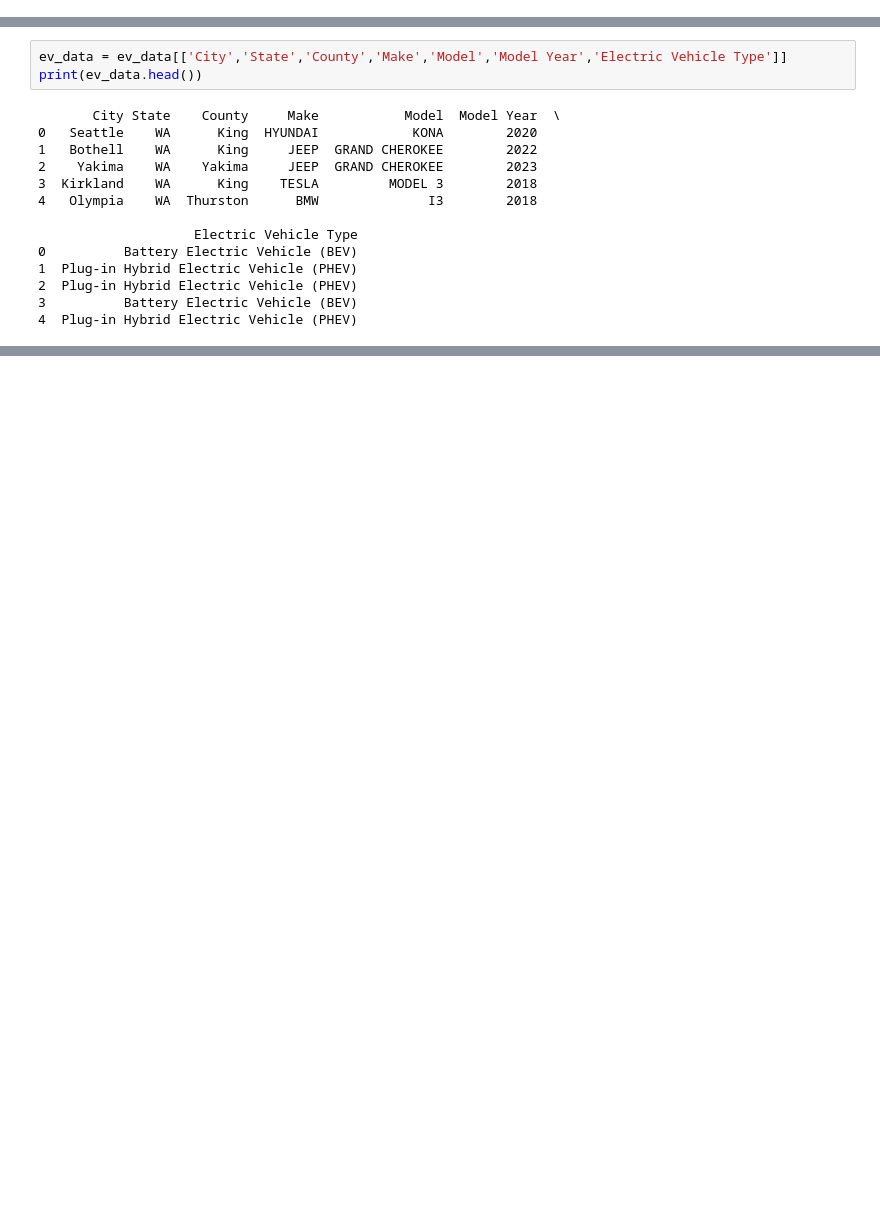
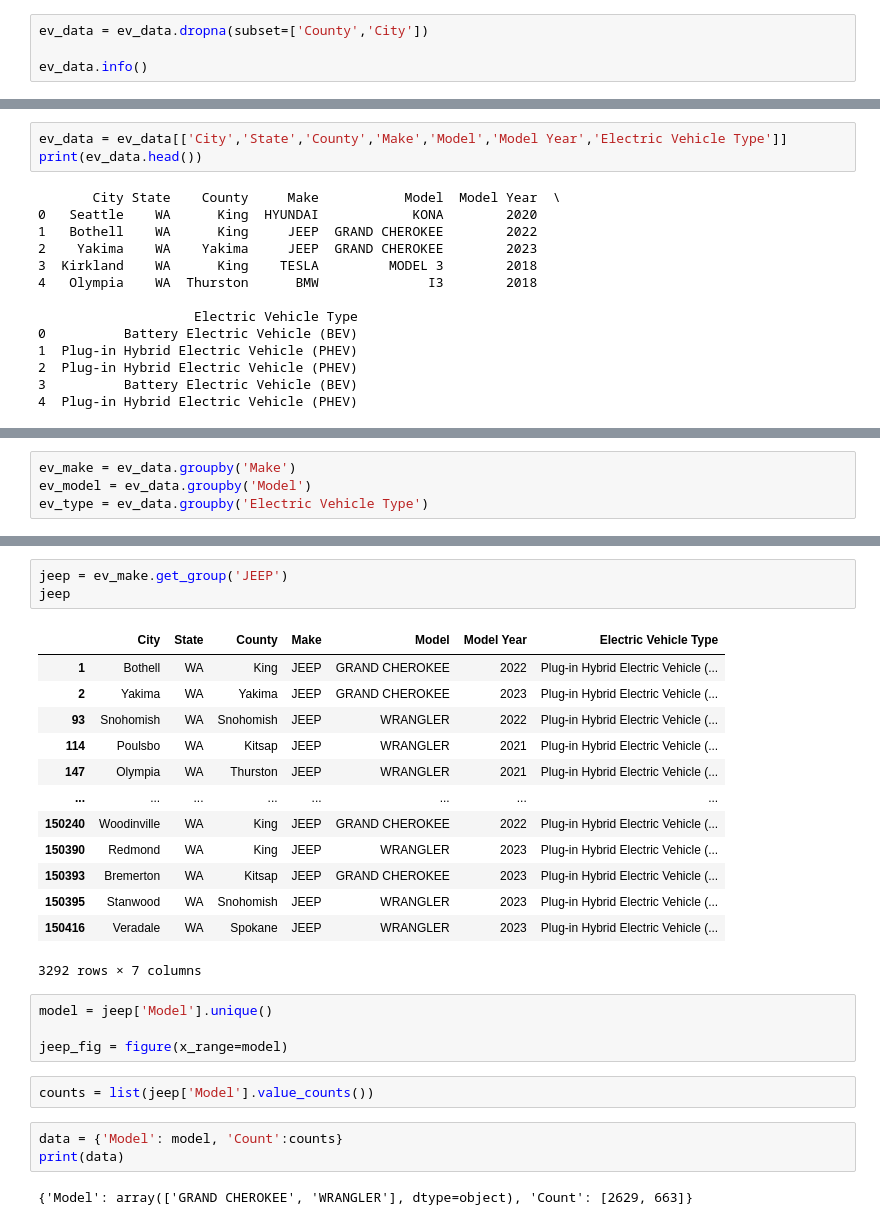
Before and after one commit to e-paj/M2M_Tech, a Jupyter notebook: Capstone_1.ipynb, the cells around one changed output, grey strips where cells are left out. Saved outputs shown, nothing was run; the diff lists cells and outputs as text; blank space fills up the shorter version.

```diff
--- a/Capstone_1.ipynb
+++ b/Capstone_1.ipynb
@@ -87,0 +92,4 @@ For this project and the analysis I wanted to do, I will use the following colum
+# %%
+ev_data = ev_data.dropna(subset=['County','City'])
+
+ev_data.info()
@@ -104,0 +145,4 @@ print(ev_data.head())
+# %%
+ev_make = ev_data.groupby('Make')
+ev_model = ev_data.groupby('Model')
+ev_type = ev_data.groupby('Electric Vehicle Type')
@@ -104,0 +250,28 @@ print(ev_data.head())
+# %%
+jeep = ev_make.get_group('JEEP')
+jeep
+# %% [output]
+|  | City | State | County | Make | Model | Model Year | Electric Vehicle Type |
+| 1 | Bothell | WA | King | JEEP | GRAND CHEROKEE | 2022 | Plug-in Hybrid Electric Vehicle (... |
+| 2 | Yakima | WA | Yakima | JEEP | GRAND CHEROKEE | 2023 | Plug-in Hybrid Electric Vehicle (... |
+| 93 | Snohomish | WA | Snohomish | JEEP | WRANGLER | 2022 | Plug-in Hybrid Electric Vehicle (... |
+| 114 | Poulsbo | WA | Kitsap | JEEP | WRANGLER | 2021 | Plug-in Hybrid Electric Vehicle (... |
+| 147 | Olympia | WA | Thurston | JEEP | WRANGLER | 2021 | Plug-in Hybrid Electric Vehicle (... |
+| ... | ... | ... | ... | ... | ... | ... | ... |
+| 150240 | Woodinville | WA | King | JEEP | GRAND CHEROKEE | 2022 | Plug-in Hybrid Electric Vehicle (... |
+| 150390 | Redmond | WA | King | JEEP | WRANGLER | 2023 | Plug-in Hybrid Electric Vehicle (... |
+| 150393 | Bremerton | WA | Kitsap | JEEP | GRAND CHEROKEE | 2023 | Plug-in Hybrid Electric Vehicle (... |
+| 150395 | Stanwood | WA | Snohomish | JEEP | WRANGLER | 2023 | Plug-in Hybrid Electric Vehicle (... |
+| 150416 | Veradale | WA | Spokane | JEEP | WRANGLER | 2023 | Plug-in Hybrid Electric Vehicle (... |
+3292 rows × 7 columns
+# %%
+model = jeep['Model'].unique()
+
+jeep_fig = figure(x_range=model)
+# %%
+counts = list(jeep['Model'].value_counts())
+# %%
+data = {'Model': model, 'Count':counts}
+print(data)
+# %% [output]
+{'Model': array(['GRAND CHEROKEE', 'WRANGLER'], dtype=object), 'Count': [2629, 663]}
```
Also changed, not shown: parts of 19 cells of this notebook.
